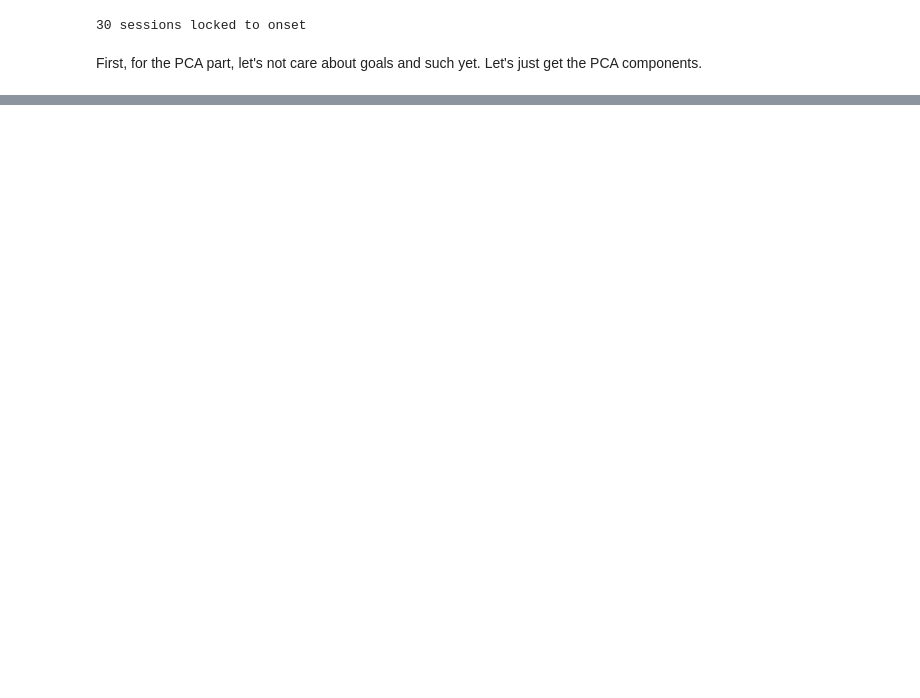
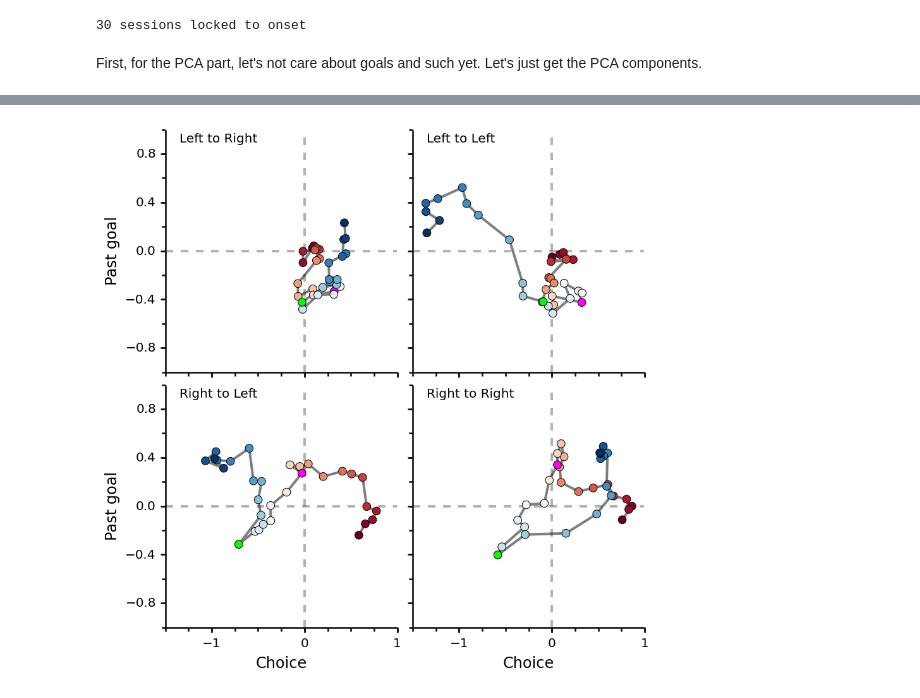
Before and after one commit to mcleonard/wm_paper, a Jupyter notebook: State space trajectories.ipynb, the cells around one changed output, grey strips where cells are left out. Cells and saved outputs as stored; diff of their text form; code cells hidden in the pictures; blank space fills up the shorter version.

```diff
--- a/State space trajectories.ipynb
+++ b/State space trajectories.ipynb
@@ -88,0 +119,23 @@ Okay, now lets see if these task axes are the same across time.
+# %%
+fig, axs = plt.subplots(nrows=2, ncols=2, figsize=(6,6), sharex=True, sharey=True)
+goal_dict = {my.LEFT:'Left', my.RIGHT:'Right'}
+for each, ax in zip(states, axs.ravel()):
+    y = pca.transform(states[each]).dot(axes['PG port'])
+    x = pca.transform(states[each]).dot(axes['FG port'])
+
+    ax.plot(x, y, '-k', zorder=2, alpha=0.5)
+    ax.scatter(x, y, s=40, zorder=3, edgecolor='k',
+                c=color_time_points(plt.cm.RdBu(np.linspace(0,1,len(x)))))
+    ax.set_xlim(-1.5, 1)
+    ax.set_ylim(-1, 1)
+    ax.plot(ax.get_xlim(), [0,0], '--k', alpha=0.3, zorder=1)
+    ax.plot([0,0], ax.get_ylim(), '--k', alpha=0.3, zorder=1)
+    ax = my.utils.pub_format(ax, xticks=3)
+    ax.text(ax.get_xlim()[0]*0.9,ax.get_ylim()[1]*0.9,'{} to {}'.format(goal_dict[each[0]], goal_dict[each[1]]))
+axs[1,0].set_xlabel("Choice")
+axs[1,1].set_xlabel("Choice")
+axs[0,0].set_ylabel("Past goal")
+axs[1,0].set_ylabel("Past goal")
+fig.tight_layout(pad=0.1, h_pad=1, w_pad=1)
+# %% [output]
+[figure, added]
```
Also changed, not shown: parts of 17 cells of this notebook.
